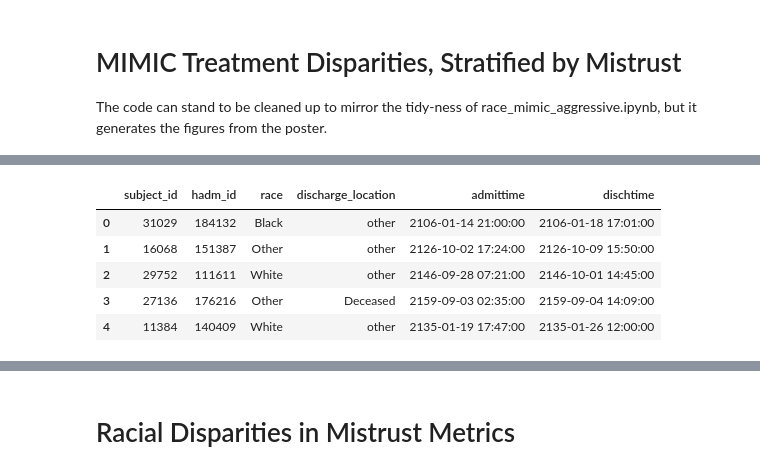
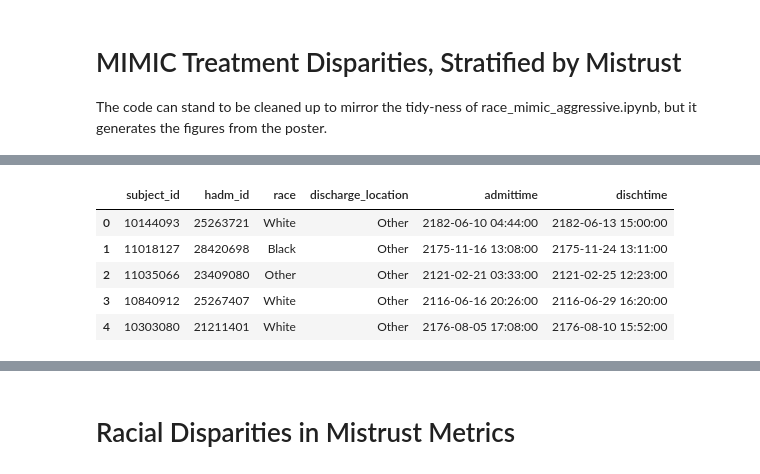
Before and after one commit to damphessian/eol-mistrust, a Jupyter notebook: code/mistrust_mimic_aggressive.ipynb, the cells around one changed output, grey strips where cells are left out. Cells and saved outputs as stored; diff of their text form; code cells hidden in the pictures.

```diff
--- a/code/mistrust_mimic_aggressive.ipynb
+++ b/code/mistrust_mimic_aggressive.ipynb
@@ -37,8 +37,7 @@ import tqdm
 
 # create a database connection
 sqluser = 'wboag'
-dbname = 'mimic'
-schema_name = 'mimiciii'
+dbname = 'mimiciv'
 
 # Connect to the database
 # con = psycopg2.connect(dbname=dbname, user=sqluser, host="/var/run/postgresql")
@@ -62,6 +61,8 @@ def normalize_race(race):
     return 'Other'
 
 def normalize_discharge(disch):
+    if not disch:
+        return 'other'
     if disch.startswith('HOSPICE'):
         return 'Hospice'
     if disch == 'DEAD/EXPIRED':
@@ -81,7 +82,19 @@ print(time.strftime("%Y-%m-%d %H:%M:%s"))
 # [repro] note:
 # - updated `age` to `admission_age`
 # - filtered to first ICU stay only to match original behavior
-demographics_query = 'SELECT distinct subject_id,hadm_id,gender,ethnicity,admission_age as age FROM mimiciii.icustay_detail WHERE first_icu_stay = True;'
+demographics_query = """
+SELECT DISTINCT
+    subject_id,
+    hadm_id,
+    gender,
+    CASE
+      WHEN admission_age > 89 THEN 90
+      ELSE ROUND(admission_age)
+    END AS age,
+    race AS ethnicity
+FROM mimiciv_derived.icustay_detail
+WHERE first_icu_stay = TRUE;
+"""
 demographics = pd.read_sql_query(demographics_query, con)
 
 demographics['ethnicity'] = demographics['ethnicity'].apply(normalize_race)
@@ -93,8 +106,11 @@ demographics['age'] = demographics['age'].apply(normalize_age)
 
 
 # admissions info
-discharge_query = '''SELECT distinct subject_id,hadm_id,ethnicity,discharge_location,admittime,dischtime
-  FROM mimiciii.admissions;'''
+discharge_query = """
+SELECT DISTINCT subject_id,hadm_id,race AS ethnicity,discharge_location,admittime,dischtime
+FROM mimiciv_hosp.admissions;
+"""
+
 discharge = pd.read_sql_query(discharge_query, con)
 
 discharge['discharge_location'] = discharge['discharge_location'].apply(normalize_discharge)
@@ -111,9 +127,9 @@ discharge.head()
 |  | subject_id | hadm_id | race | discharge_location | admittime | dischtime |
-| 0 | 31029 | 184132 | Black | other | 2106-01-14 21:00:00 | 2106-01-18 17:01:00 |
-| 1 | 16068 | 151387 | Other | other | 2126-10-02 17:24:00 | 2126-10-09 15:50:00 |
-| 2 | 29752 | 111611 | White | other | 2146-09-28 07:21:00 | 2146-10-01 14:45:00 |
-| 3 | 27136 | 176216 | Other | Deceased | 2159-09-03 02:35:00 | 2159-09-04 14:09:00 |
-| 4 | 11384 | 140409 | White | other | 2135-01-19 17:47:00 | 2135-01-26 12:00:00 |
+| 0 | 10144093 | 25263721 | White | Other | 2182-06-10 04:44:00 | 2182-06-13 15:00:00 |
+| 1 | 11018127 | 28420698 | Black | Other | 2175-11-16 13:08:00 | 2175-11-24 13:11:00 |
+| 2 | 11035066 | 23409080 | Other | Other | 2121-02-21 03:33:00 | 2121-02-25 12:23:00 |
+| 3 | 10840912 | 25267407 | White | Other | 2116-06-16 20:26:00 | 2116-06-29 16:20:00 |
+| 4 | 10303080 | 21211401 | White | Other | 2176-08-05 17:08:00 | 2176-08-10 15:52:00 |
 # %%
 # EOL Cohort
 import numpy as np
```
Also changed, not shown: parts of 11 cells of this notebook, 15 other files.
